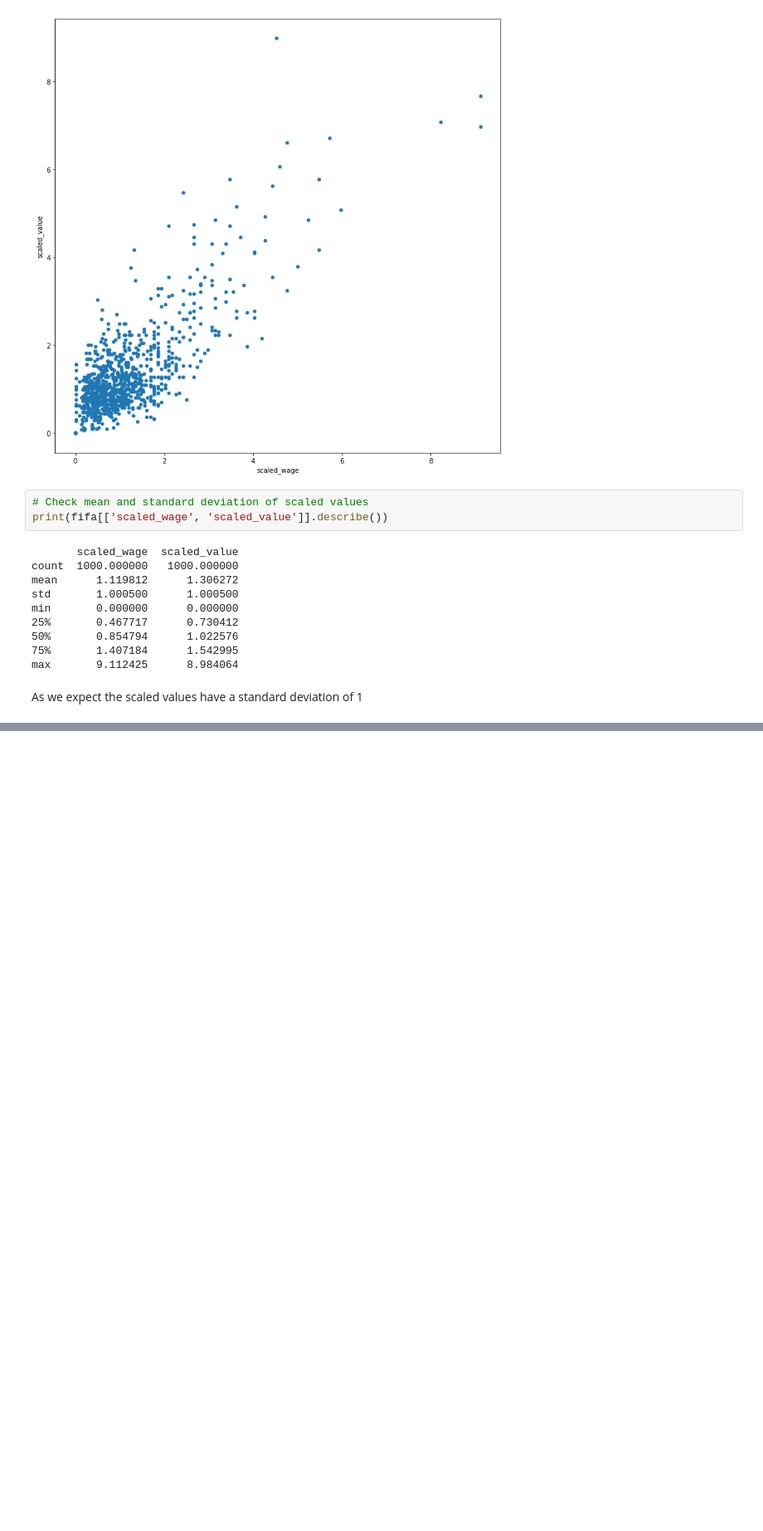
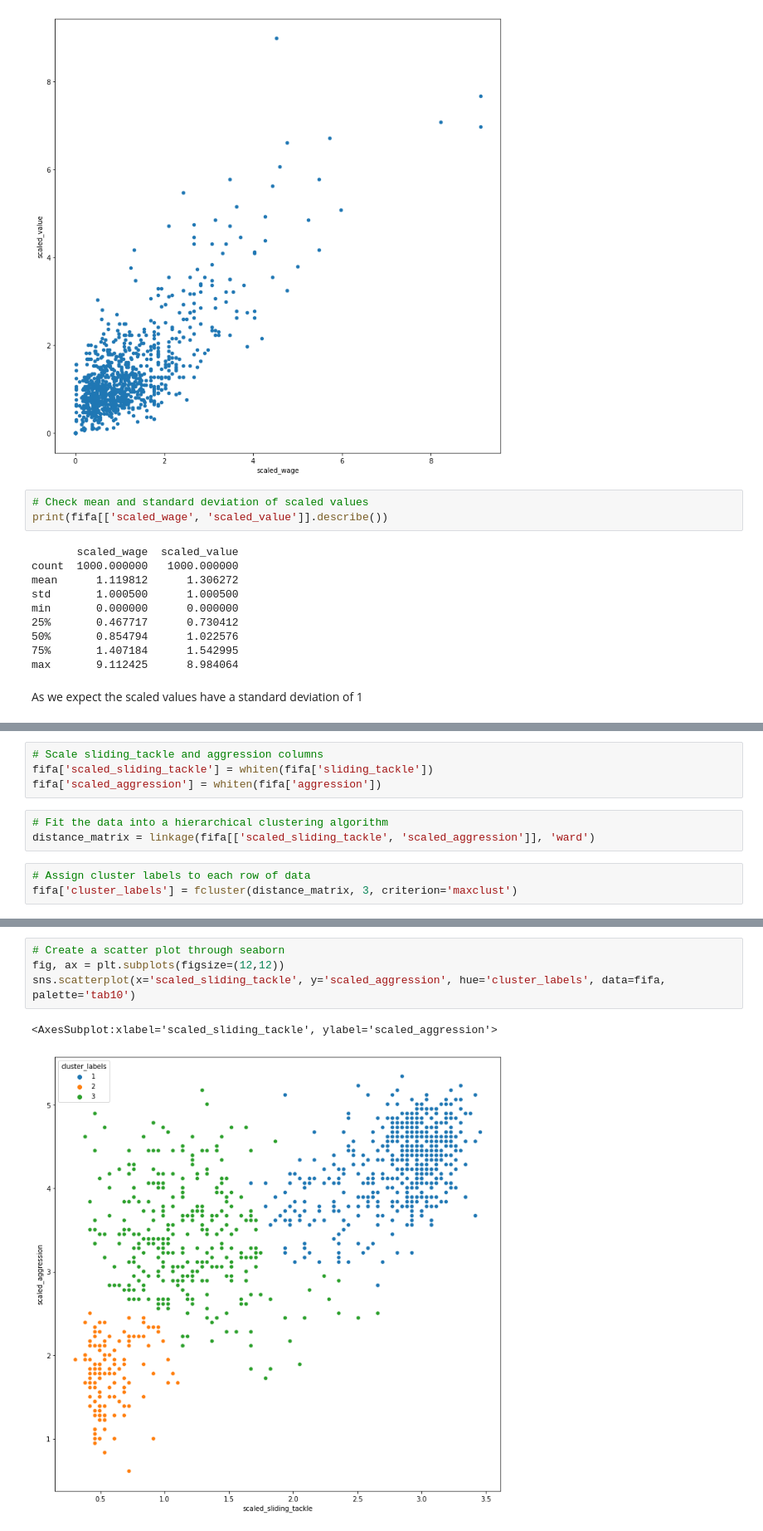
Before and after one commit to kipmadden/Cluster-Analysis-in-Python, a Jupyter notebook: FIFA Clustering.ipynb, the cells around one changed output, grey strips where cells are left out. Shown: that part at 83% size. Drawn from its saved outputs; the diff is of its cells as text; blank space fills up the shorter version.

Commit message:
Plotted hierarchical clustering on Fifa dataset

```diff
--- a/FIFA Clustering.ipynb
+++ b/FIFA Clustering.ipynb
@@ -79,0 +91,10 @@ As we expect the scaled values have a standard deviation of 1
+# %%
+# Scale sliding_tackle and aggression columns
+fifa['scaled_sliding_tackle'] = whiten(fifa['sliding_tackle'])
+fifa['scaled_aggression'] = whiten(fifa['aggression'])
+# %%
+# Fit the data into a hierarchical clustering algorithm
+distance_matrix = linkage(fifa[['scaled_sliding_tackle', 'scaled_aggression']], 'ward')
+# %%
+# Assign cluster labels to each row of data
+fifa['cluster_labels'] = fcluster(distance_matrix, 3, criterion='maxclust')
@@ -79,0 +110,7 @@ As we expect the scaled values have a standard deviation of 1
+# %%
+# Create a scatter plot through seaborn
+fig, ax = plt.subplots(figsize=(12,12))
+sns.scatterplot(x='scaled_sliding_tackle', y='scaled_aggression', hue='cluster_labels', data=fifa, palette='tab10')
+# %% [output]
+<AxesSubplot:xlabel='scaled_sliding_tackle', ylabel='scaled_aggression'>
+[figure, added]
```
Also changed, not shown: parts of 3 cells of this notebook, 1 other file.
